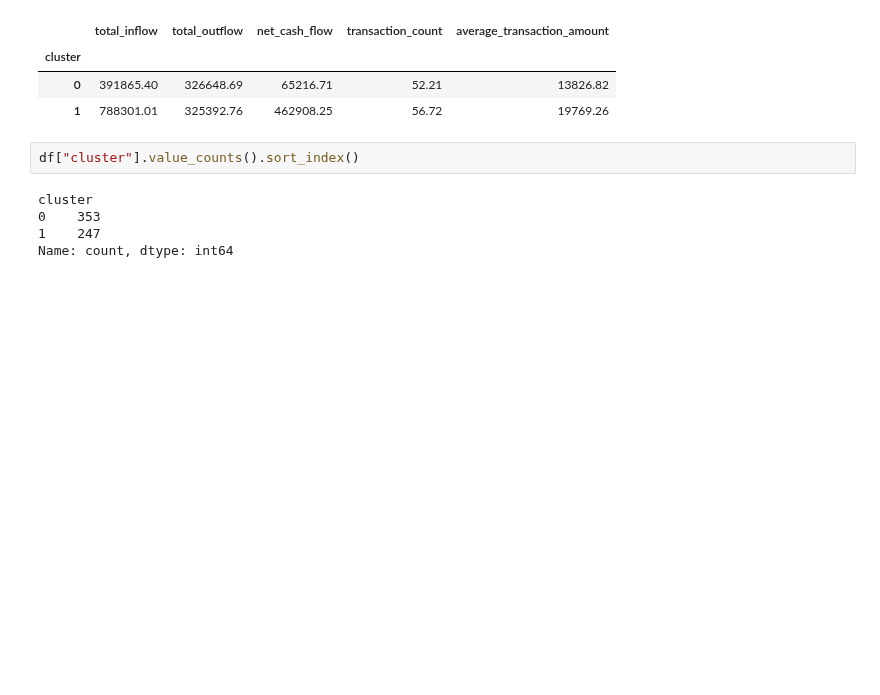
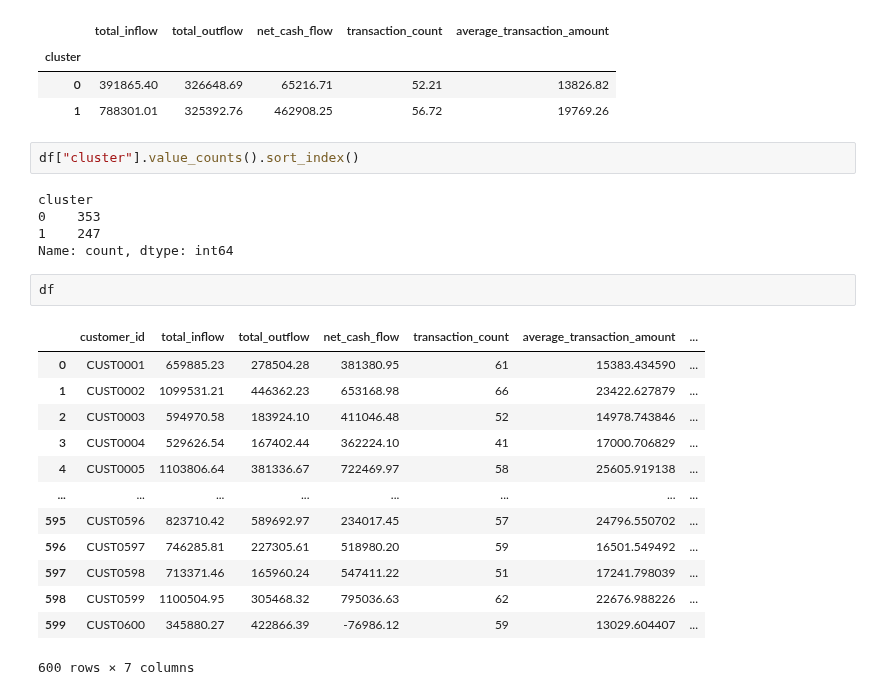
Before and after one commit to ReinSoup/Financial-Transaction-Intelligence, a Jupyter notebook: notebooks/Customer_Segmentation.ipynb, the cells around one changed output. Drawn from its saved outputs; the diff is of its cells as text; blank space fills up the shorter version.

```diff
--- a/notebooks/Customer_Segmentation.ipynb
+++ b/notebooks/Customer_Segmentation.ipynb
@@ -196,3 +196,19 @@ cluster
 0    353
 1    247
 Name: count, dtype: int64
+# %%
+df
+# %% [output]
+|  | customer_id | total_inflow | total_outflow | net_cash_flow | transaction_count | average_transaction_amount | ... |
+| 0 | CUST0001 | 659885.23 | 278504.28 | 381380.95 | 61 | 15383.434590 | ... |
+| 1 | CUST0002 | 1099531.21 | 446362.23 | 653168.98 | 66 | 23422.627879 | ... |
+| 2 | CUST0003 | 594970.58 | 183924.10 | 411046.48 | 52 | 14978.743846 | ... |
+| 3 | CUST0004 | 529626.54 | 167402.44 | 362224.10 | 41 | 17000.706829 | ... |
+| 4 | CUST0005 | 1103806.64 | 381336.67 | 722469.97 | 58 | 25605.919138 | ... |
+| ... | ... | ... | ... | ... | ... | ... | ... |
+| 595 | CUST0596 | 823710.42 | 589692.97 | 234017.45 | 57 | 24796.550702 | ... |
+| 596 | CUST0597 | 746285.81 | 227305.61 | 518980.20 | 59 | 16501.549492 | ... |
+| 597 | CUST0598 | 713371.46 | 165960.24 | 547411.22 | 51 | 17241.798039 | ... |
+| 598 | CUST0599 | 1100504.95 | 305468.32 | 795036.63 | 62 | 22676.988226 | ... |
+| 599 | CUST0600 | 345880.27 | 422866.39 | -76986.12 | 59 | 13029.604407 | ... |
+600 rows × 7 columns
```
Also changed, not shown: 2 other files.
